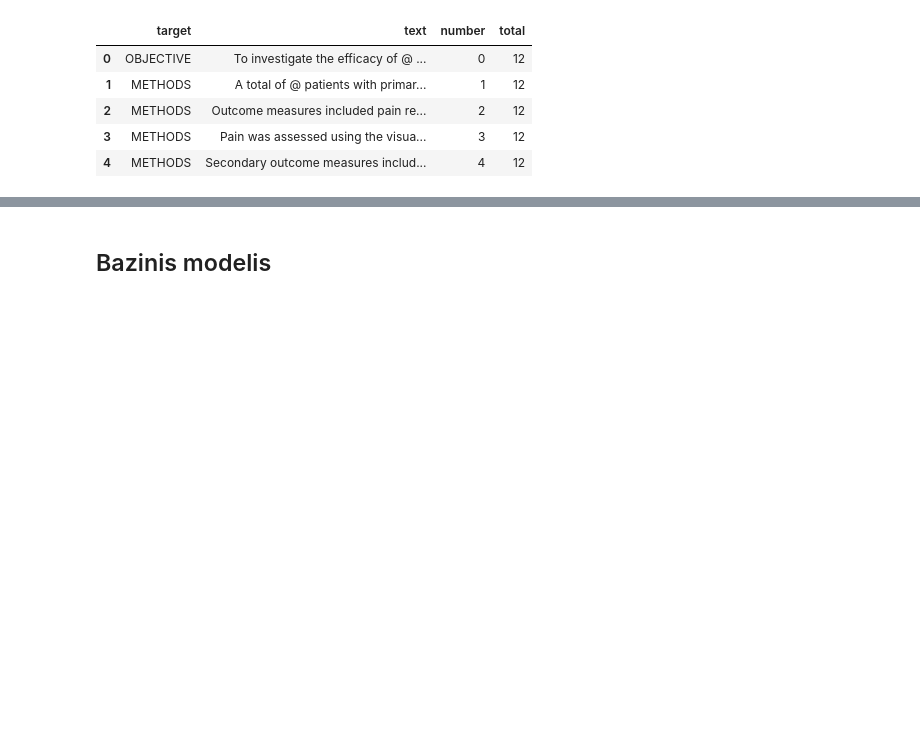
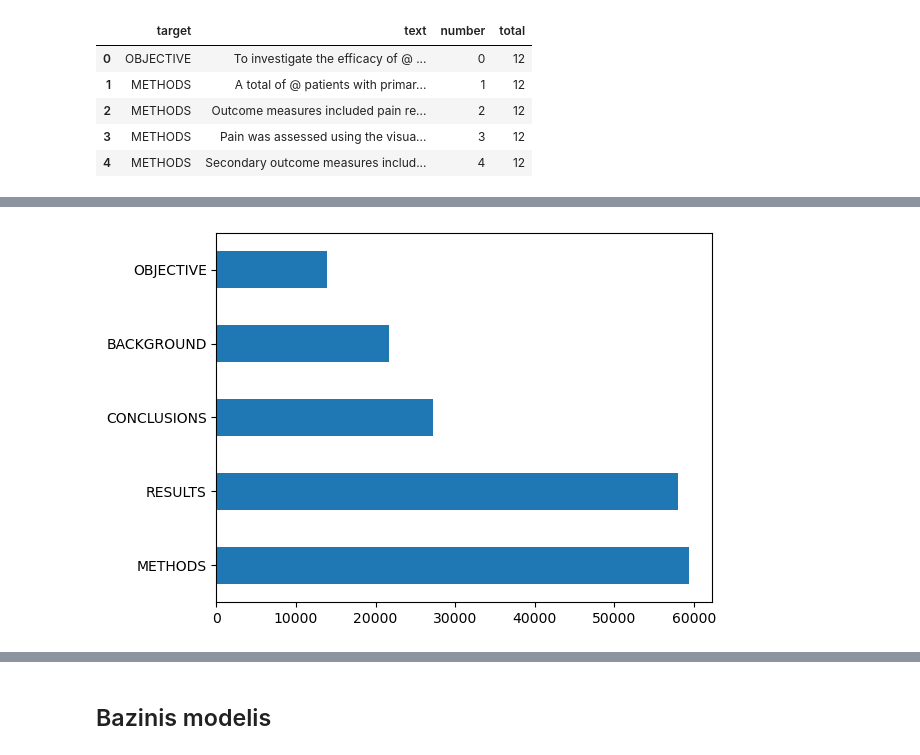
Before and after one commit to gisora/ptu8-final-project, a Jupyter notebook: nuosekliu_sakiniu_klasifikavimas.ipynb, the cells around one changed output, grey strips where cells are left out. Drawn from its saved outputs; the diff is of its cells as text; code cells hidden in the pictures; blank space fills up the shorter version.

```diff
--- a/nuosekliu_sakiniu_klasifikavimas.ipynb
+++ b/nuosekliu_sakiniu_klasifikavimas.ipynb
@@ -142,16 +146,18 @@ Tarpiniam formatui naudosim python žodyną:
 # %%
 def convert_file_lines_to_dic(filename: str) -> list:
     """
-    Grąžina faile  filename  esančių santraukų sakinių žodynų sąrašą.
+    Grąžina faile  filename  esančių santraukų skaičių ir sakinių žodynų sąrašą.
     Sakinio žodynas papildomas eilės numeriu ir visų santraukos sakinių skaičiumi.
     """
 
     all_lines = get_all_lines(filename) #nuskaitom visas faile esančias eilutes
+    abstract_count = 0
     list_of_dicts = []
 
     for line in all_lines:
         if line.startswith("###"):  #tikrinam ar eilutė prasideda simboliais ### (santraukos pradžia)
             abstract = ''
+            abstract_count += 1
 
         elif line.isspace():        #tikrinam ar eilutė yra tuščia (santraukos pabaiga)
             abstract_lines = abstract.splitlines()
@@ -173,14 +179,14 @@ def convert_file_lines_to_dic(filename: str) -> list:
         else:                       #pridedam eilutę prie kitų santraukos eilučių
             abstract += line
 
-    return list_of_dicts
+    return abstract_count, list_of_dicts
 # %%
 # Perkeliam duomenų rinkinio failų santraukų sakinius į žodynų sąrašus
 DATASET_PATH = "pubmed-rct/PubMed_20k_RCT_numbers_replaced_with_at_sign/"
 
-train_dicts = convert_file_lines_to_dic(DATASET_PATH + 'train.txt')
-test_dicts = convert_file_lines_to_dic(DATASET_PATH + 'test.txt')
-val_dicts = convert_file_lines_to_dic(DATASET_PATH + 'dev.txt')
+train_abstract_count, train_dicts = convert_file_lines_to_dic(DATASET_PATH + 'train.txt')
+test_abstract_count, test_dicts = convert_file_lines_to_dic(DATASET_PATH + 'test.txt')
+val_abstract_count, val_dicts = convert_file_lines_to_dic(DATASET_PATH + 'dev.txt')
 # %%
 # Patikriname pirmus penkis train.txt faile esančius sakinius
 train_dicts[:5]
@@ -234,0 +261,5 @@ train_df.head()
+# %%
+# Sakinio etikečių pasiskirtymas train rinkinyje
+train_df['target'].value_counts().plot.barh();
+# %% [output]
+[figure, added]
```
Also changed, not shown: parts of 10 cells of this notebook.
